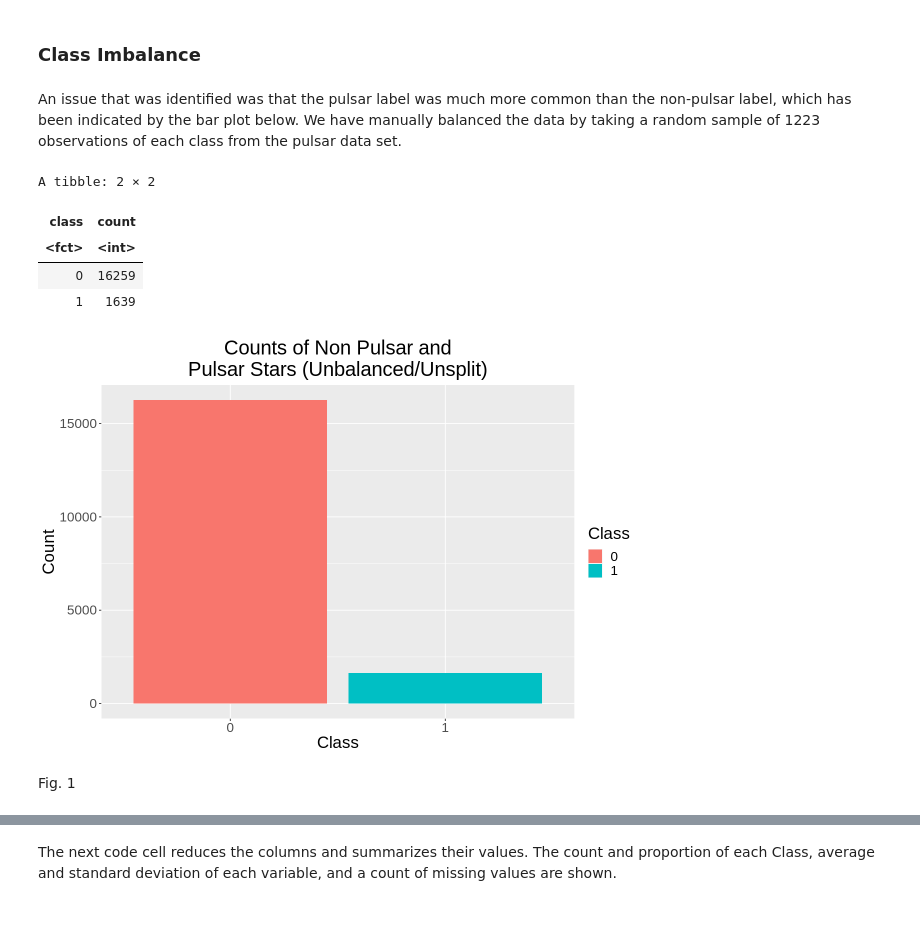
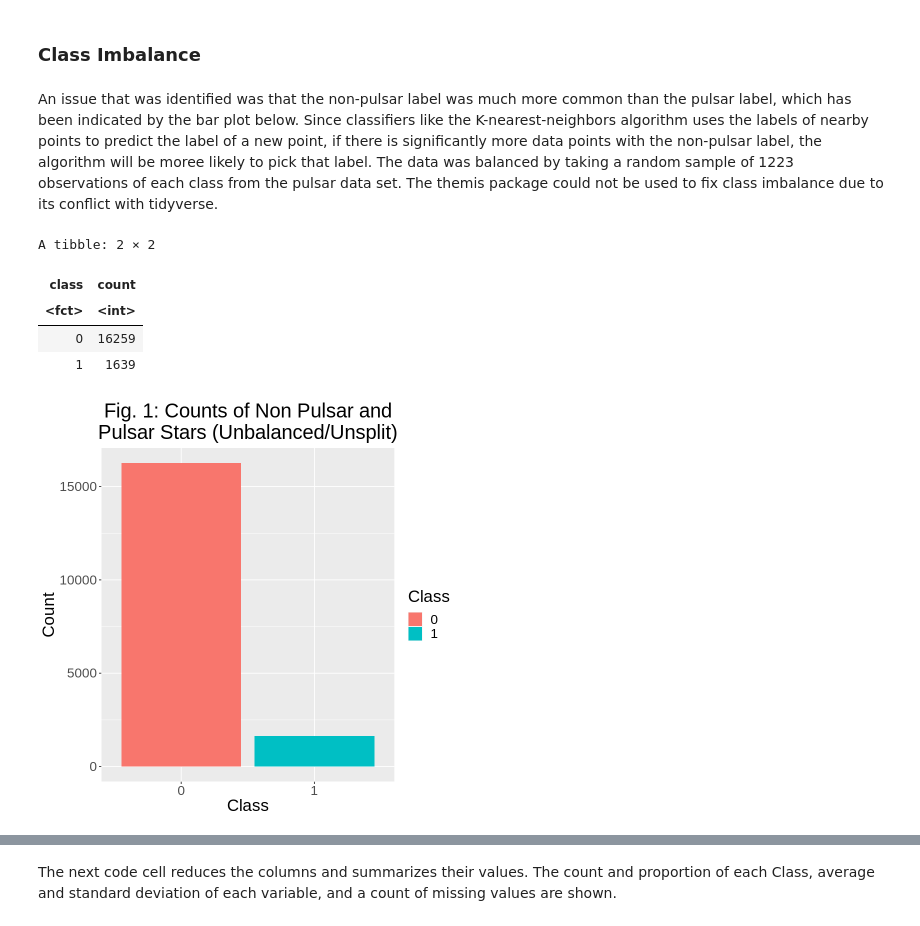
Before and after one commit to madisongill/dsci-100-2023s-group-39-section-002, a Jupyter notebook: project_proposal-Copy1.ipynb, the cells around one changed output, grey strips where cells are left out. Saved outputs shown, nothing was run; the diff lists cells and outputs as text; code cells hidden in the pictures.

```diff
--- a/project_proposal-Copy1.ipynb
+++ b/project_proposal-Copy1.ipynb
@@ -77,8 +95,8 @@ select(mean, std_dev, kurt, skew, class)
 # %% [markdown]
 ### Class Imbalance
 # %% [markdown]
-An issue that was identified was that the pulsar label was much more common than the non-pulsar label, which has been indicated by the bar plot below.
-We have manually balanced the data by taking a random sample of 1223 observations of each class from the pulsar data set.
+An issue that was identified was that the non-pulsar label was much more common than the pulsar label, which has been indicated by the bar plot below. Since classifiers like the K-nearest-neighbors algorithm uses the labels of nearby points to predict the label of a new point, if there is significantly more data points with the non-pulsar label, the algorithm will be moree likely to pick that label.
+The data was balanced by taking a random sample of 1223 observations of each class from the pulsar data set. The themis package could not be used to fix class imbalance due to its conflict with tidyverse.
 # %%
 class_count_unbalanced <- pulsar |> #summarize counts of class labels
     group_by(class) |>
@@ -94,16 +112,14 @@ A tibble: 2 × 2
 # %%
 prop_plot <- class_count_unbalanced |> #bar graph to show proportions of classes (visual comparison)
     ggplot(aes(x = class, y = count, fill = class)) +
     geom_bar(stat = "identity") +
     labs(x = "Class", y = "Count", fill = "Class") +
-    ggtitle("Counts of Non Pulsar and\nPulsar Stars (Unbalanced/Unsplit)")+
+    ggtitle("Fig. 1: Counts of Non Pulsar and\nPulsar Stars (Unbalanced/Unsplit)")+
     theme(text = element_text(size = 20)) +
 theme(plot.title = element_text(hjust = 0.5))
 
 
 prop_plot
 # %% [output]
-[figure, old version]
+[figure, new version]
-# %% [markdown]
-Fig. 1
 # %%
```
Also changed, not shown: parts of 15 cells of this notebook.
